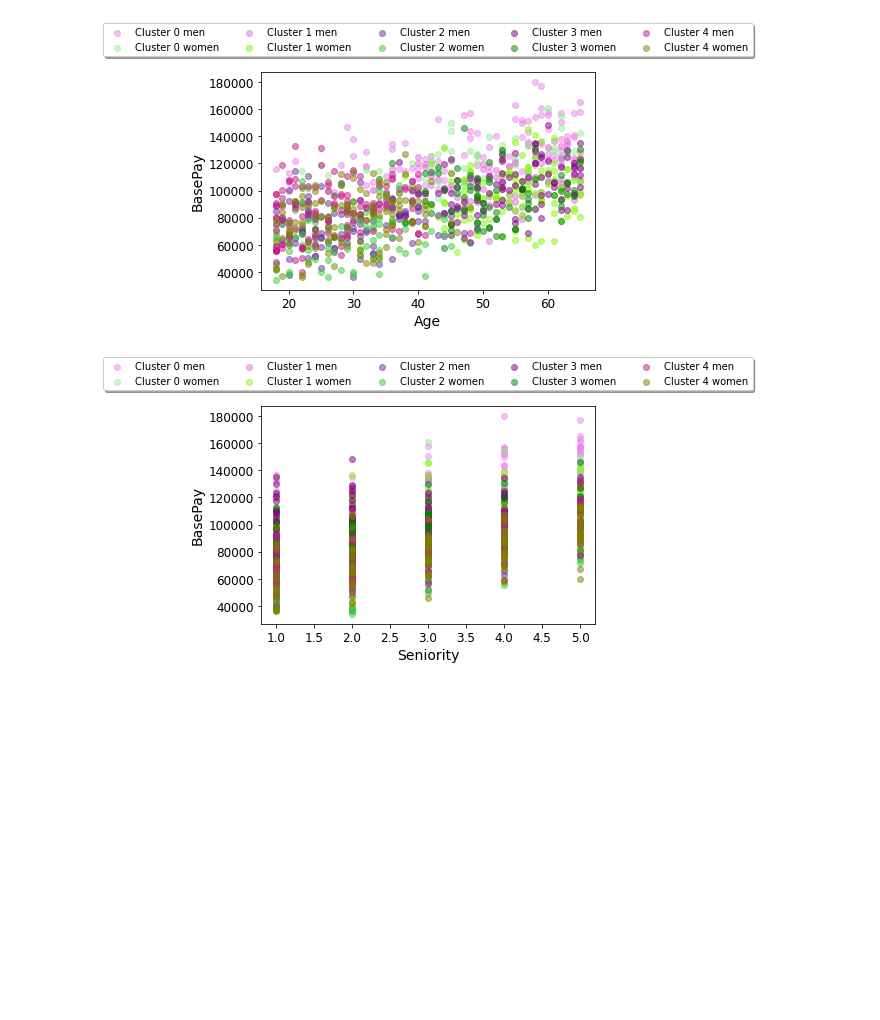
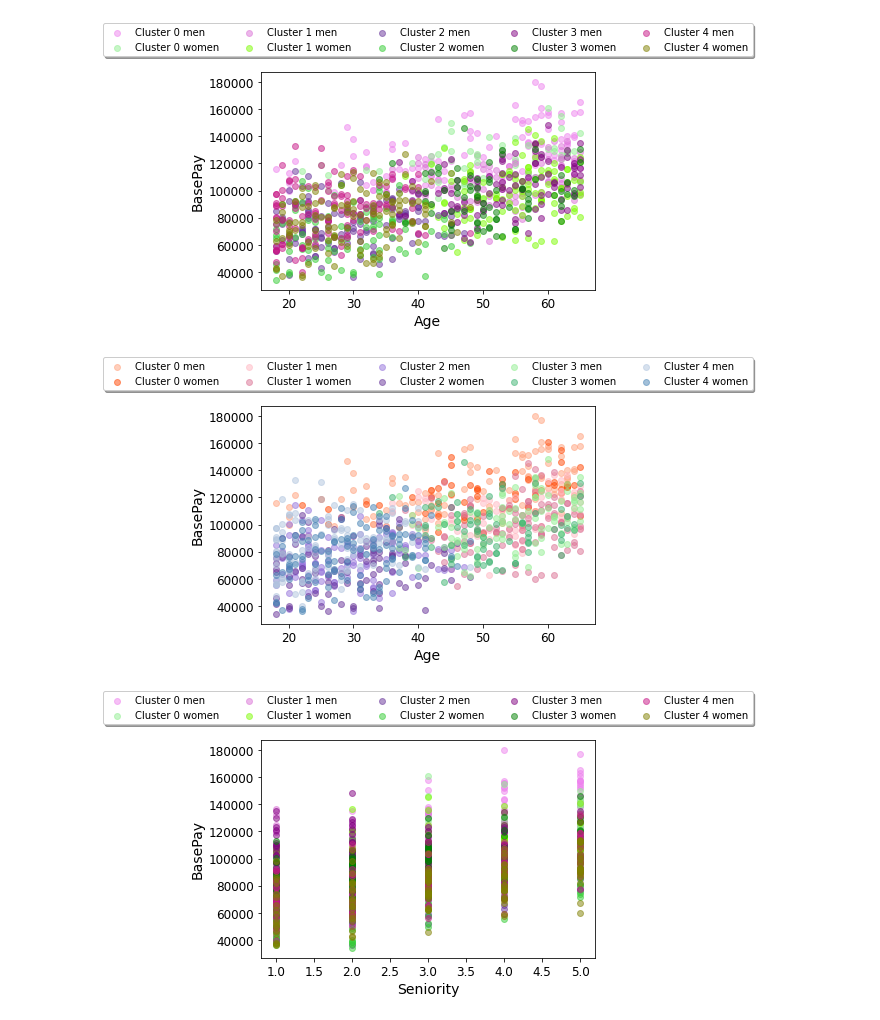
Before and after one commit to parulgo7/GHH22_EmployeeEmpowerment, a Jupyter notebook: GirlsHooCodeHackathonProject.ipynb, the cells around one changed output. Saved outputs shown, nothing was run; the diff lists cells and outputs as text; code cells hidden in the pictures; blank space fills up the shorter version.

```diff
--- a/GirlsHooCodeHackathonProject.ipynb
+++ b/GirlsHooCodeHackathonProject.ipynb
@@ -388,8 +400,12 @@ BasePay    102191.494737        17689.394781
 # %%
-#colors = ["OrangeRed", "LightSalmon", "PaleVioletRed", "LightPink", "RebeccaPurple", "MediumPurple", "MediumSeaGreen", "LightGreen", "SteelBlue", "LightSteelBlue"]
-colors = ["LightGreen", "Violet", "LawnGreen", "Orchid", "LimeGreen", "RebeccaPurple", "Green", "Purple", "Olive", "MediumVioletRed"]
+colors1 = ["OrangeRed", "LightSalmon", "PaleVioletRed", "LightPink", "RebeccaPurple", "MediumPurple", "MediumSeaGreen", "LightGreen", "SteelBlue", "LightSteelBlue"]
+colors2 = ["LightGreen", "Violet", "LawnGreen", "Orchid", "LimeGreen", "RebeccaPurple", "Green", "Purple", "Olive", "MediumVioletRed"]
 
-def graph_features(feature_1, feature_2):
+def graph_features(feature_1, feature_2, by_gender=True):
+  if by_gender:
+    colors = colors2
+  else:
+    colors = colors1
   for i in range(len(model.cluster_centers_)): # for each cluster that the model made
     indices = np.where(model.labels_ == i)[0]
     raw_cluster_samples = gapdata.iloc[indices]
@@ -406,6 +422,10 @@ def graph_features(feature_1, feature_2):
 graph_features("Age", "BasePay")
 # %% [output]
 [figure]
+# %%
+graph_features("Age", "BasePay", False)
+# %% [output]
+[figure, added]
 # %%
 graph_features("Seniority", "BasePay")
 # %% [output]
```
Also changed, not shown: parts of 27 cells of this notebook.
